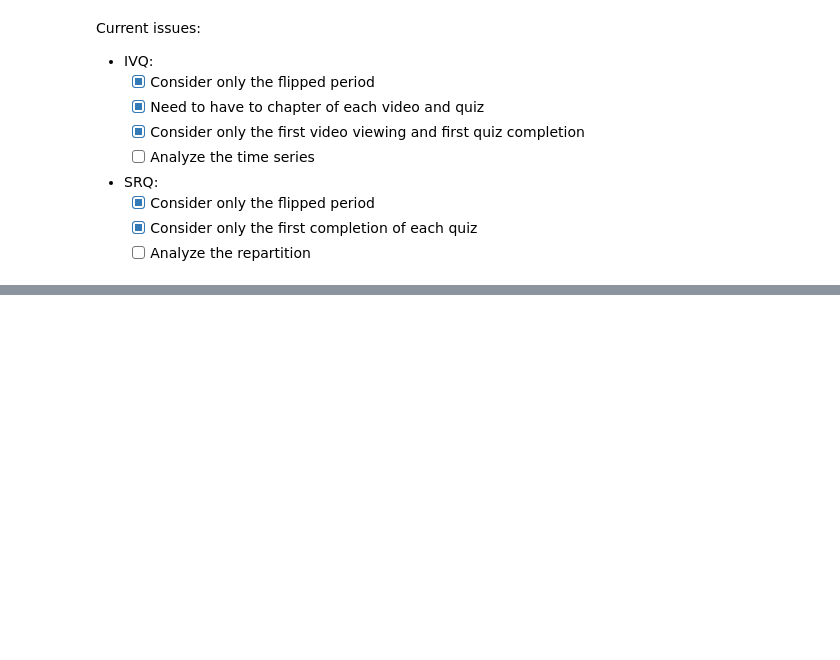
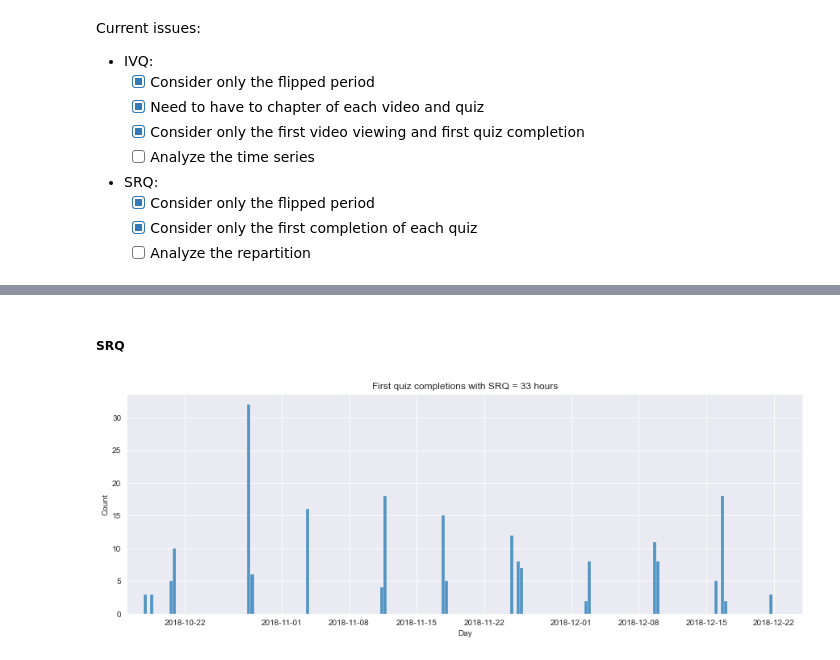
Before and after one commit to epfl-ml4ed/flipped-classroom, a Jupyter notebook: notebooks/Regularity.ipynb, the cells around one changed output, grey strips where cells are left out. Cells and saved outputs as stored; diff of their text form; code cells hidden in the pictures; blank space fills up the shorter version.

```diff
--- a/notebooks/Regularity.ipynb
+++ b/notebooks/Regularity.ipynb
@@ -680,24 +714,34 @@ First 10 intervals in seconds: [1063 1097  444 4002  778 4030  806  562  562  56
+# %% [markdown]
+##### SRQ
+# %%
+def SRQ(studentID = 0):
+    """
+    Measures the repartition of the quiz completions. The std (in hours) of the time intervals is computed
+    aswell as the dates of completions. The smaller the std is, the more regular the student is.
+    """
+    if studentID == 0:
+        studentID = get_rand_id(quiz_df)
+    completion_df = get_first_completions(studentID)
+    completion_df["Day"] = completion_df.TimeStamp.apply(lambda x: convert_to_date(x))
+    return np.diff(completion_df.TimeStamp.values).std() / 3600, completion_df.Day
 # %%
-def SRQ(studentID):
-    """
-
-    """
-    completion_df = get_first_completions(studentID)
-    completion_df["Day"] = completion_df.TimeStamp.apply(lambda x: convert_to_date(x))
-    return completion_df.Day
-
-def plot_SRQ(studentID = -1):
-    if studentID == -1:
+def plot_SRQ(studentID = 0):
+    if studentID == 0:
         studentID = get_rand_id(quiz_df)
     year = quiz_df.loc[quiz_df.AccountUserID == str(studentID)].Year.iloc[0]
     plt.figure(figsize=(15,5))
-    srq = SRQ(studentID)
-    sns.histplot(data=srq, bins=len(srq))
-    plt.title("First quiz completions")
+    srq, dates = SRQ(studentID)
+    sns.histplot(data=dates, bins=len(dates))
+    plt.title("First quiz completions with SRQ = {:.0f} hours".format(srq))
     start_date, end_date = convert_to_date(MOOC[year]['Start_ts']), convert_to_date(MOOC[year]['End_ts'])
     plt.xlim((start_date, end_date))
 # %%
-plot_SRQ(10007)
+studentID = 12275
+plot_SRQ(studentID)
 # 47274 early completion
 # 12275 evenly spread
 # 10007 2017 example
+# 46776 30 hours
+# 47385 56 hours
+# %% [output]
+[figure, added]
```
Also changed, not shown: parts of 12 cells of this notebook, 1 other file.
